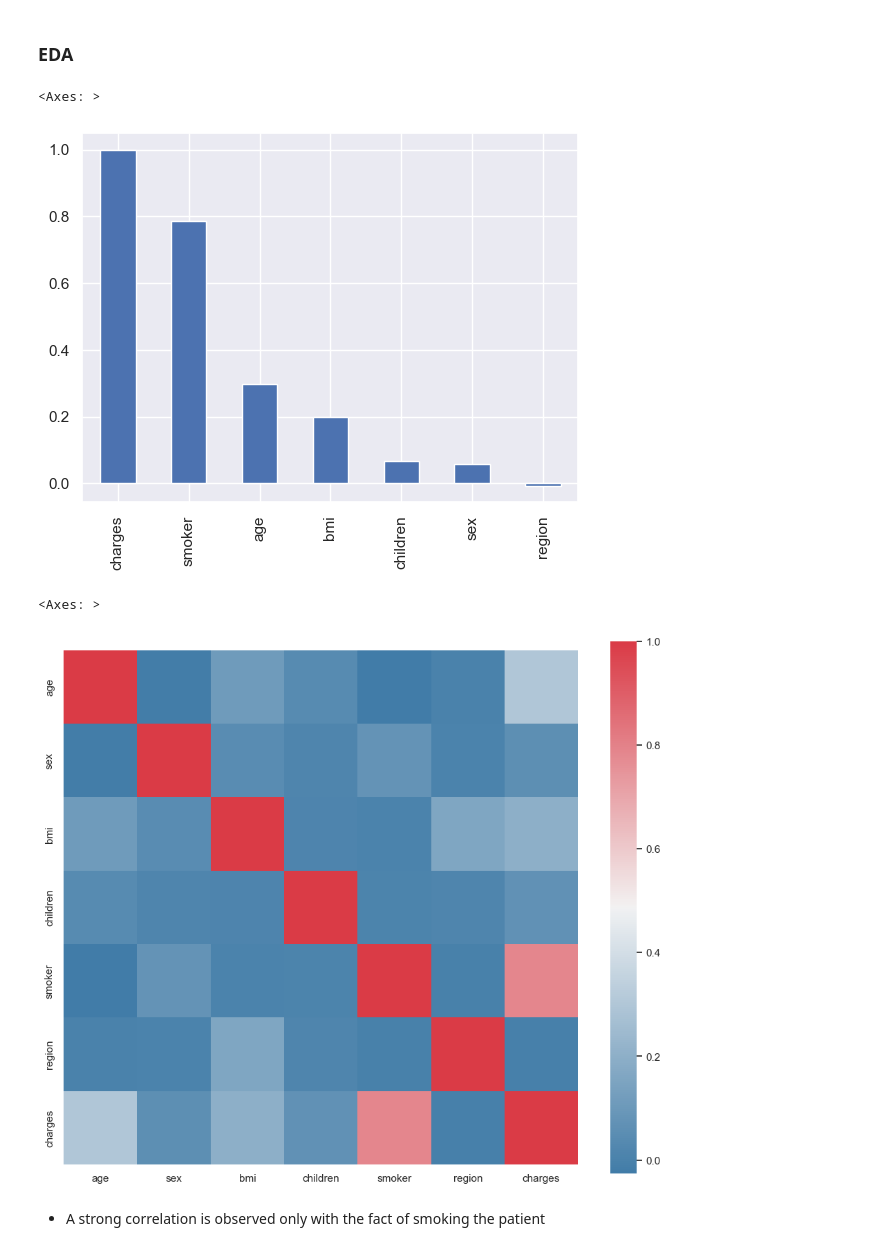
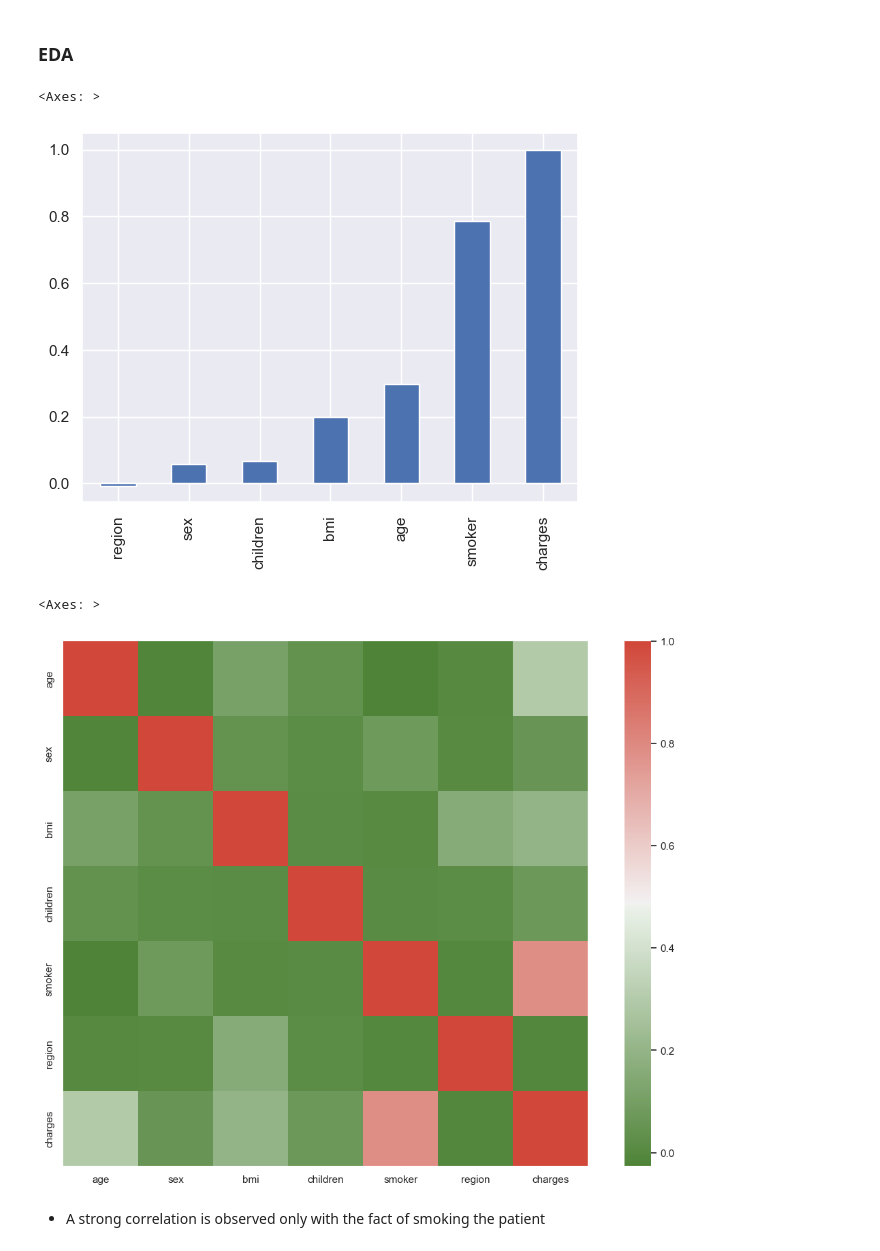
Before and after one commit to taimoorabrar22/ENSF-544-Project, a Jupyter notebook: medical_cost_predictor.ipynb, the cells around one changed output. Cells and saved outputs as stored; diff of their text form; code cells hidden in the pictures.

```diff
--- a/medical_cost_predictor.ipynb
+++ b/medical_cost_predictor.ipynb
@@ -60,14 +60,14 @@ dtype: object
 # %%
 # Encode Categorical data
 from sklearn.preprocessing import LabelEncoder
-le = LabelEncoder()
+label_encoder = LabelEncoder()
 
-data['sex'] = le.fit_transform(data['sex'])
-data['smoker'] = le.fit_transform(data['smoker'])
-data['region'] = le.fit_transform(data['region'])
+data['smoker'] = label_encoder.fit_transform(data['smoker'])
 
+data['sex'] = label_encoder.fit_transform(data['sex'])
 
+data['region'] = label_encoder.fit_transform(data['region'])
 
-data.sample(5)
+data.describe()
 # %% [output]
 |  | age | sex | bmi | children | smoker | region | charges |
@@ -91,18 +82,17 @@ data.describe()
 # %% [markdown]
 ### EDA
 # %%
-data.corr()['charges'].sort_values(ascending = False).plot(kind = 'bar')
+data.corr()['charges'].sort_values().plot(kind = 'bar')
 # %% [output]
 <Axes: >
-[figure, old version]
+[figure, new version]
 # %%
-fig, axes = plt.subplots(figsize = (12, 10))
-corr = data.corr()
-sns.heatmap(corr, mask=np.zeros_like(corr, dtype = np.bool_), cmap = sns.diverging_palette(240,10, as_cmap = True),
+fig, axes = plt.subplots(figsize = (14, 10))
+sns.heatmap(data.corr(), mask=np.zeros_like(data.corr(), dtype = np.bool_), cmap = sns.diverging_palette(120,15, as_cmap = True),
             square = True, ax = axes)
 # %% [output]
 <Axes: >
-[figure, old version]
+[figure, new version]
 # %% [markdown]
 * A strong correlation is observed only with the fact of smoking the patient
 # %%
```
Also changed, not shown: parts of 16 cells of this notebook.
